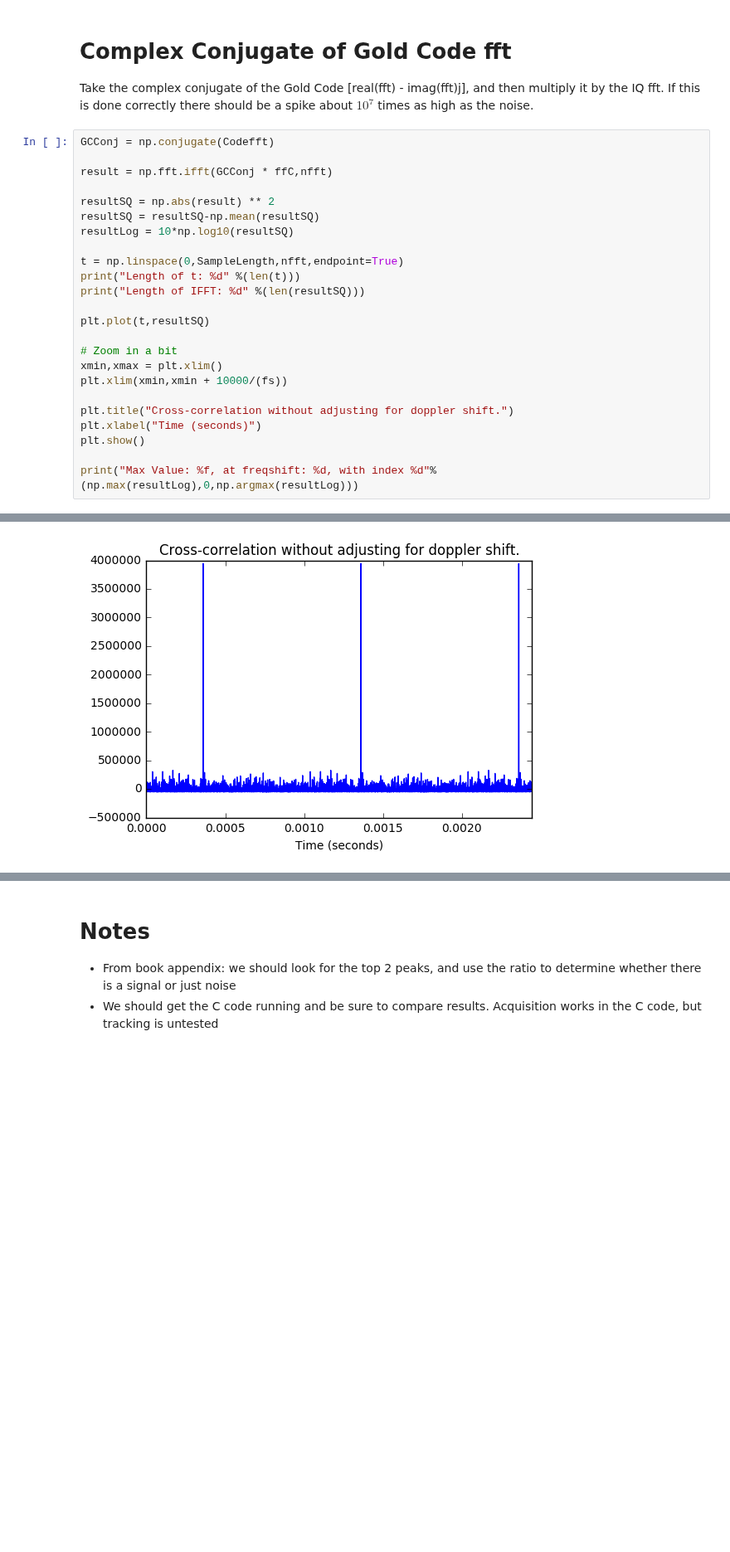
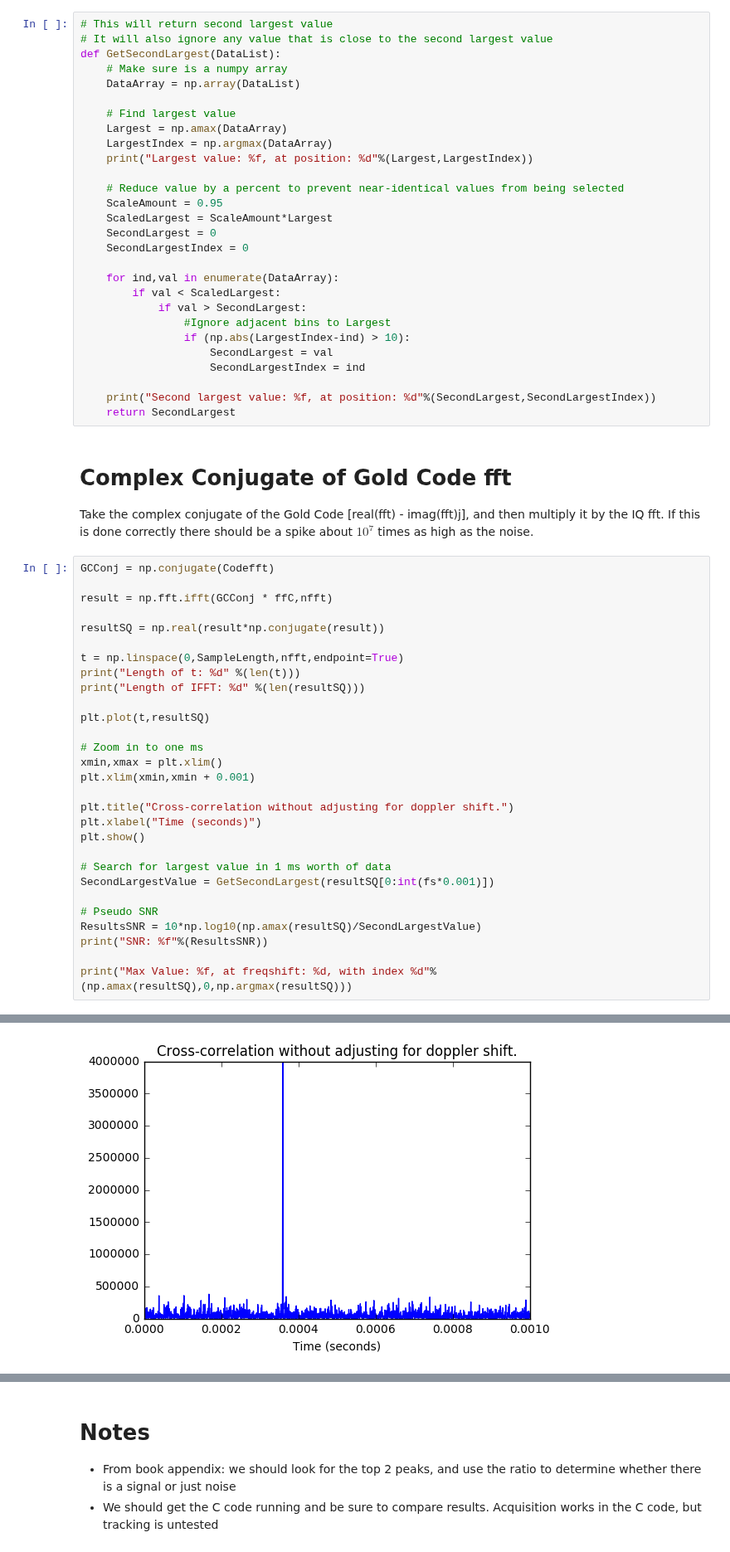
Before and after one commit to psas/gps, a Jupyter notebook: notebooks/Acquisition.ipynb, the cells around one changed output, grey strips where cells are left out. Shown at 83% size. Drawn from its saved outputs; the diff is of its cells as text; blank space fills up the shorter version.

Commit message:
Pseudo SNR (peak ratios in dB)

```diff
--- a/notebooks/Acquisition.ipynb
+++ b/notebooks/Acquisition.ipynb
@@ -168,3 +171,31 @@ plt.show()
+# %%
+# This will return second largest value
+# It will also ignore any value that is close to the second largest value
+def GetSecondLargest(DataList):
+    # Make sure is a numpy array
+    DataArray = np.array(DataList)
+
+    # Find largest value
+    Largest = np.amax(DataArray)
+    LargestIndex = np.argmax(DataArray)
+    print("Largest value: %f, at position: %d"%(Largest,LargestIndex))
+
+    # Reduce value by a percent to prevent near-identical values from being selected
+    ScaleAmount = 0.95
+    ScaledLargest = ScaleAmount*Largest
+    SecondLargest = 0
+    SecondLargestIndex = 0
+
+    for ind,val in enumerate(DataArray):
+        if val < ScaledLargest:
+            if val > SecondLargest:
+                #Ignore adjacent bins to Largest
+                if (np.abs(LargestIndex-ind) > 10):
+                    SecondLargest = val
+                    SecondLargestIndex = ind
+
+    print("Second largest value: %f, at position: %d"%(SecondLargest,SecondLargestIndex))
+    return SecondLargest
 # %% [markdown]
 # Complex Conjugate of Gold Code fft
 
@@ -172,28 +203,33 @@ Take the complex conjugate of the Gold Code [real(fft) - imag(fft)j], and then m
 # %%
 GCConj = np.conjugate(Codefft)
 
 result = np.fft.ifft(GCConj * ffC,nfft)
 
-resultSQ = np.abs(result) ** 2
-resultSQ = resultSQ-np.mean(resultSQ)
-resultLog = 10*np.log10(resultSQ)
+resultSQ = np.real(result*np.conjugate(result))
 
 t = np.linspace(0,SampleLength,nfft,endpoint=True)
 print("Length of t: %d" %(len(t)))
 print("Length of IFFT: %d" %(len(resultSQ)))
 
 plt.plot(t,resultSQ)
 
-# Zoom in a bit
+# Zoom in to one ms
 xmin,xmax = plt.xlim()
-plt.xlim(xmin,xmin + 10000/(fs))
+plt.xlim(xmin,xmin + 0.001)
 
 plt.title("Cross-correlation without adjusting for doppler shift.")
 plt.xlabel("Time (seconds)")
 plt.show()
 
-print("Max Value: %f, at freqshift: %d, with index %d"%(np.max(resultLog),0,np.argmax(resultLog)))
+# Search for largest value in 1 ms worth of data
+SecondLargestValue = GetSecondLargest(resultSQ[0:int(fs*0.001)])
+
+# Pseudo SNR
+ResultsSNR = 10*np.log10(np.amax(resultSQ)/SecondLargestValue)
+print("SNR: %f"%(ResultsSNR))
+
+print("Max Value: %f, at freqshift: %d, with index %d"%(np.amax(resultSQ),0,np.argmax(resultSQ)))
 # %% [output]
 Length of t: 204600
 Length of IFFT: 204600
-[figure, old version]
+[figure, new version]
```
Also changed, not shown: parts of 6 cells of this notebook.
